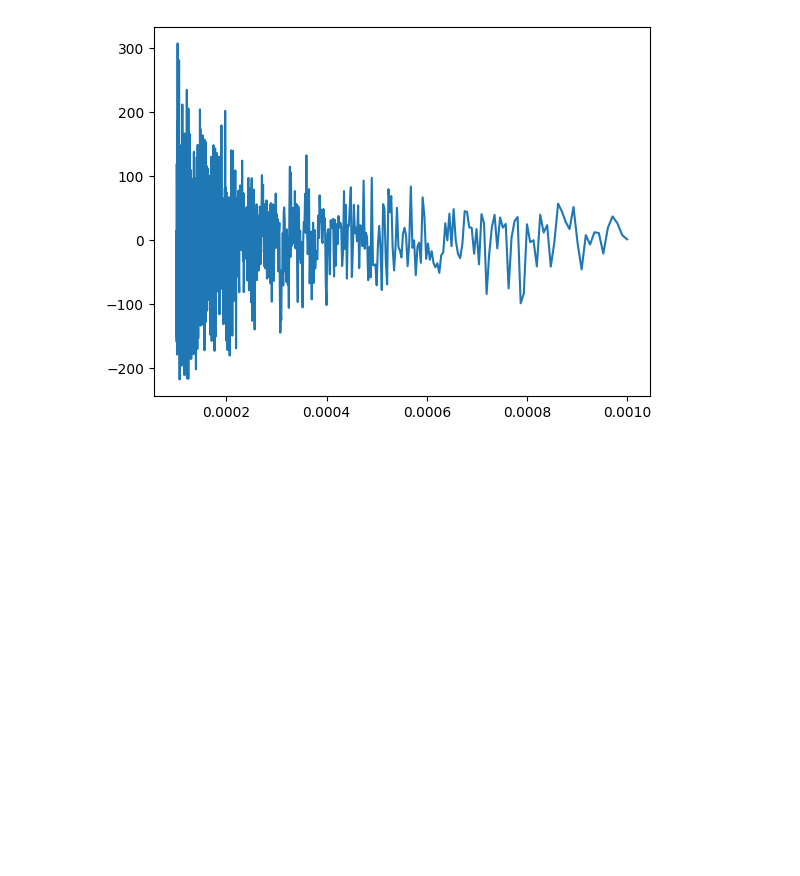
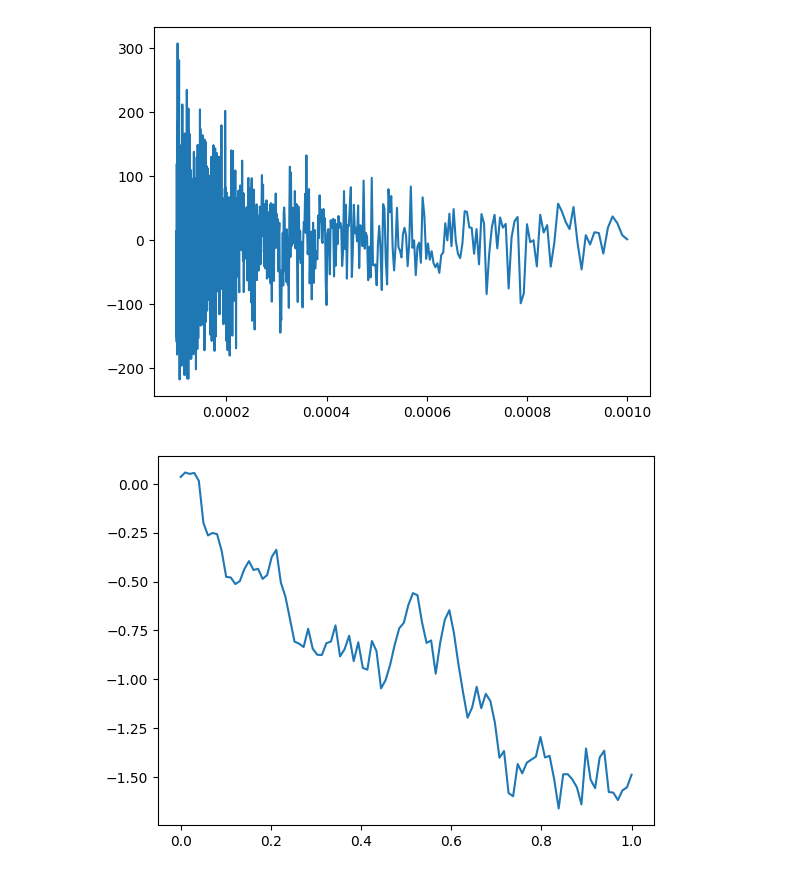
Before and after one commit to rscott1915/Various-Coding-Things, a Jupyter notebook: FundamentalsOfNumericalStochasticProcesses.ipynb, the cells around one changed output. Cells and saved outputs as stored; diff of their text form; code cells hidden in the pictures; blank space fills up the shorter version.

```diff
--- a/FundamentalsOfNumericalStochasticProcesses.ipynb
+++ b/FundamentalsOfNumericalStochasticProcesses.ipynb
@@ -116,6 +116,36 @@ plt.plot(hVals174,deriv174)
 # %% [output]
 [<matplotlib.lines.Line2D at 0x...>]
 [figure]
+# %%
+# We will need to be able to generally evaluate something like \int_{t_1}^{t_2} F(t)dW(t), so this little snippit does that, and defines some other important functions.
+
+# Integral Representation
+def generalWienerIntegral(F,dt,t1,t2,n):
+    tInterval = np.linspace(t1,t2,n)
+    total = 0
+    wienerArray = []
+    for t in tInterval:
+        dw = np.random.normal(0,np.sqrt(dt))
+        if callable(F):
+            total += F(t)*dw
+        else:
+            total += F*dw   # treat F as a constant
+        wienerArray.append(total)
+    return tInterval, wienerArray
+
+# with checks
+out = generalWienerIntegral(1, 0.01, 0, 1, 100)
+plt.plot(out[0],out[1])
+plt.show()
+
+# Differential Representations
+def dw(dt):
+    return np.random.normal(0,np.sqrt(dt))
+
+def xStep(f,g,dt):
+    return f*dt + g*dw(dt)
+# %% [output]
+[figure, added]
 # %%
 # 2. Stochastic Equations
 
```
Also changed, not shown: parts of 5 cells of this notebook.
